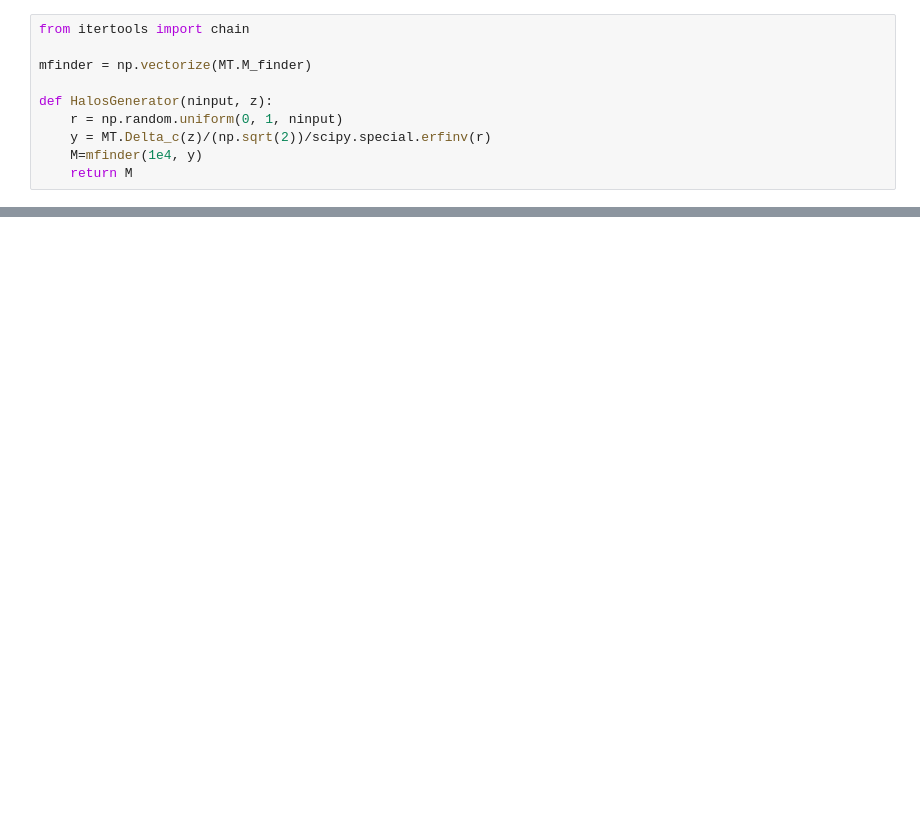
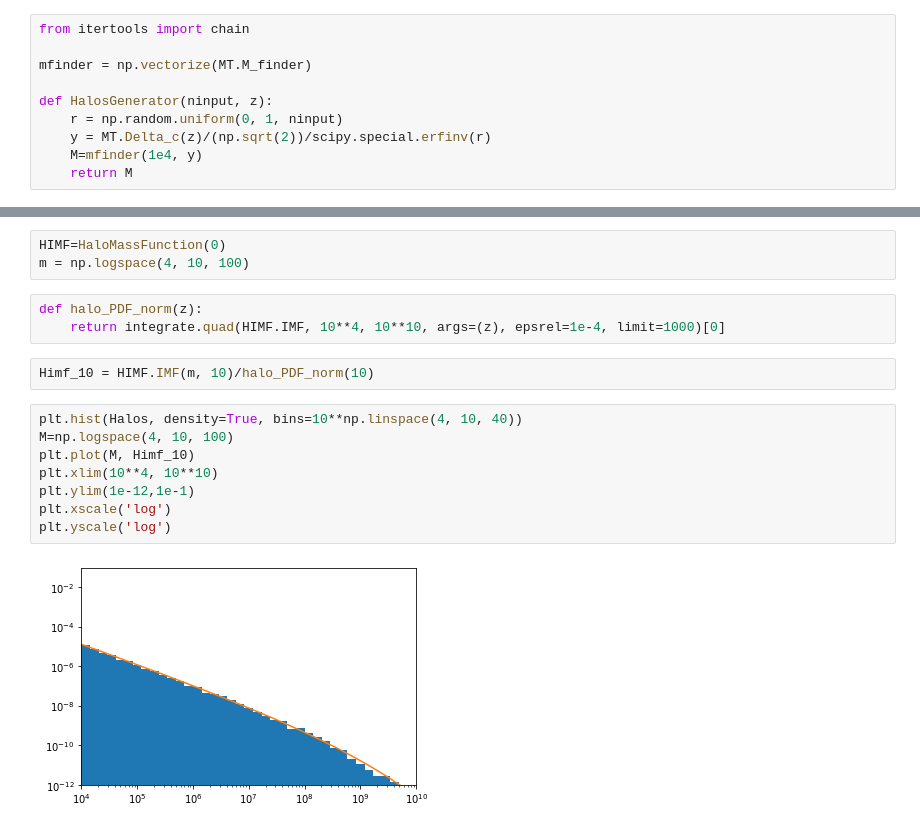
Before and after one commit to antoninvapa/Masters-Project, a Jupyter notebook: Classes.ipynb, the cells around one changed output, grey strips where cells are left out. Drawn from its saved outputs; the diff is of its cells as text; blank space fills up the shorter version.

```diff
--- a/Classes.ipynb
+++ b/Classes.ipynb
@@ -653,0 +773,18 @@ Halos = HalosGenerator(n_halos, 10)
+# %%
+HIMF=HaloMassFunction(0)
+m = np.logspace(4, 10, 100)
+# %%
+def halo_PDF_norm(z):
+    return integrate.quad(HIMF.IMF, 10**4, 10**10, args=(z), epsrel=1e-4, limit=1000)[0]
+# %%
+Himf_10 = HIMF.IMF(m, 10)/halo_PDF_norm(10)
+# %%
+plt.hist(Halos, density=True, bins=10**np.linspace(4, 10, 40))
+M=np.logspace(4, 10, 100)
+plt.plot(M, Himf_10)
+plt.xlim(10**4, 10**10)
+plt.ylim(1e-12,1e-1)
+plt.xscale('log')
+plt.yscale('log')
+# %% [output]
+[figure, added]
```
Also changed, not shown: parts of 13 cells of this notebook, 3 other files.
